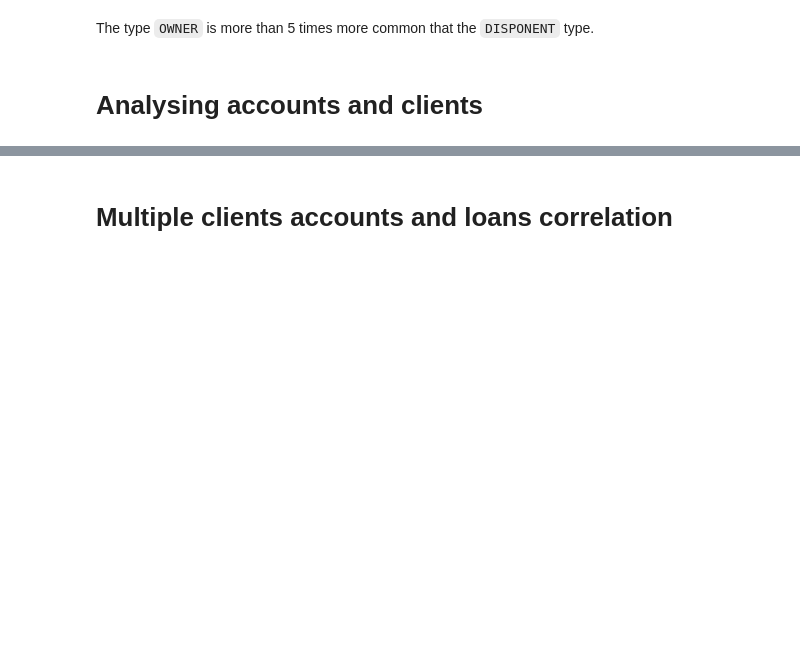
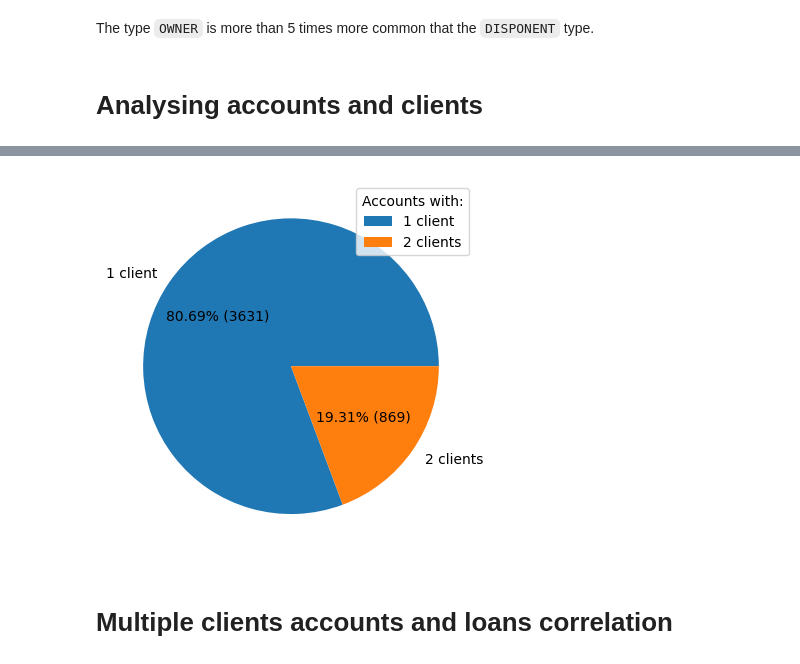
Before and after one commit to adr1an0s0ar3s/feup-ac-22-23, a Jupyter notebook: notebooks/disposition.ipynb, the cells around one changed output, grey strips where cells are left out. Drawn from its saved outputs; the diff is of its cells as text; code cells hidden in the pictures; blank space fills up the shorter version.

Commit message:
fix: change clients per account representation to piechart

```diff
--- a/notebooks/disposition.ipynb
+++ b/notebooks/disposition.ipynb
@@ -27,6 +42,13 @@ print("Number of clients that have multiple accounts:", len(grouped_clients[grou
 # %%
 grouped_accounts = pd.read_sql_query('SELECT accountId, COUNT(*) AS cnt FROM disp GROUP BY accountId;', con)
-print("Number of accounts that have multiple clients:", len(grouped_accounts[grouped_accounts['cnt'] == 1]))
+
+x = [len(grouped_accounts[grouped_accounts['cnt'] == 1]), len(grouped_accounts[grouped_accounts['cnt'] == 2])]
+
+plt.pie(x, labels=["1 client", "2 clients"], autopct=lambda p: '{:.2f}% ({:.0f})'.format(p,(p/100)*sum(x)))
+plt.legend(title="Accounts with:")
+plt.show()
+# %% [output]
+[figure, added]
 # %% [markdown]
 # Multiple clients accounts and loans correlation
 # %%
```
Also changed, not shown: parts of 5 cells of this notebook.
